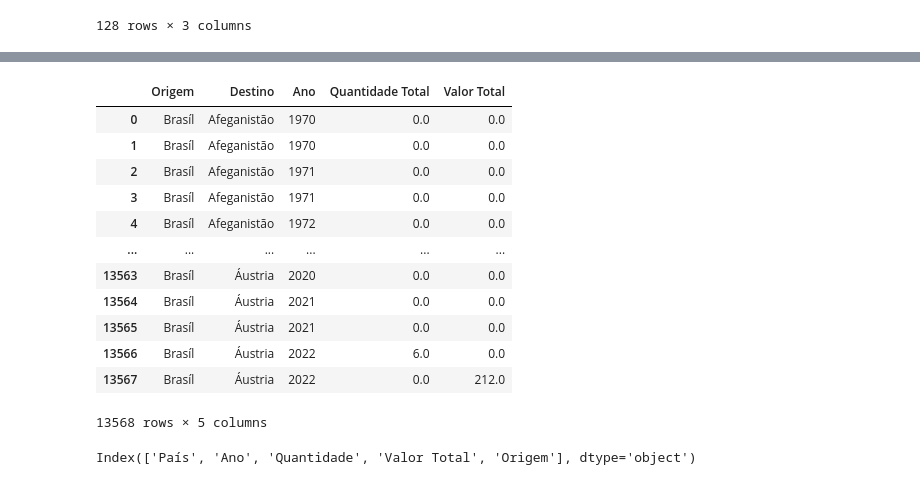
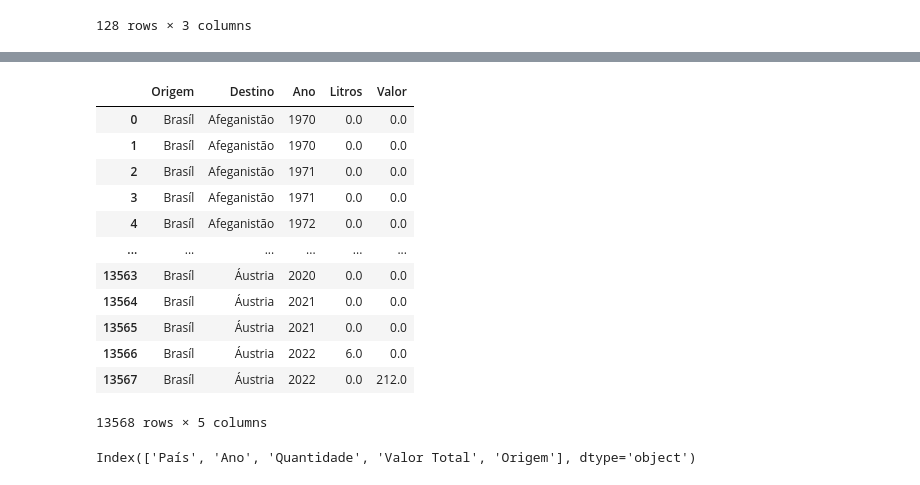
Before and after one commit to Leandro-Braga/wine_techchallenge-, a Jupyter notebook: notebook_testes/Vinicula.ipynb, the cells around one changed output, grey strips where cells are left out. Drawn from its saved outputs; the diff is of its cells as text; code cells hidden in the pictures.

Commit message:
update_coluna_destino

```diff
--- a/notebook_testes/Vinicula.ipynb
+++ b/notebook_testes/Vinicula.ipynb
@@ -264,37 +287,37 @@ df_exp_vinho_qtde
 
 # Lista de colunas que não são 'País', 'qtde_total' ou 'valor_total'
 colunas_anos = [col for col in df_exp_vinho_qtde.columns if col not in ['País', 'qtde_total', 'valor_total']]
 
 # print(colunas_anos)
 
 # Aplicando o melt
 df_melted = df_exp_vinho_qtde.melt(id_vars='País', value_vars=colunas_anos, var_name='Ano', value_name='Valor')
 # df_melted
 
 # # Separando 'Ano' em 'Ano' e 'Tipo'
 df_melted['Tipo'] = df_melted['Ano'].str.endswith('.1')
 
 # # Pivotando o DataFrame para ter colunas separadas para quantidade e valor total
 df_pivot = df_melted.pivot_table(index=['País', 'Ano'], columns='Tipo', values='Valor').reset_index()
 
 df_pivot.fillna(0.0, inplace=True)
 
 df_pivot['Ano'] = df_pivot['Ano'].astype(str).str.replace(r'\.1$', '', regex=True)
 # # Renomeando as colunas
-df_pivot.columns = ['País', 'Ano', 'Quantidade', 'Valor Total']
+df_pivot.columns = ['País', 'Ano', 'Litros', 'Valor']
 
 # # Exibindo o DataFrame resultante
 df_pivot['Origem'] = 'Brasíl'
 
-filtro = ['Origem', 'País', 'Ano', 'Quantidade', 'Valor Total']
+filtro = ['Origem', 'País', 'Ano', 'Litros', 'Valor']
 
 df_filtrado = df_pivot[filtro]
 
-df_filtrado.columns = ['Origem', 'Destino', 'Ano', 'Quantidade Total ', 'Valor Total']
+df_filtrado.columns = ['Origem', 'Destino', 'Ano', 'Litros', 'Valor']
 
 df_filtrado
 # %% [output]
-|  | Origem | Destino | Ano | Quantidade Total | Valor Total |
+|  | Origem | Destino | Ano | Litros | Valor |
 | 0 | Brasíl | Afeganistão | 1970 | 0.0 | 0.0 |
 | 1 | Brasíl | Afeganistão | 1970 | 0.0 | 0.0 |
 | 2 | Brasíl | Afeganistão | 1971 | 0.0 | 0.0 |
```
Also changed, not shown: parts of 22 cells of this notebook, 5 other files.
